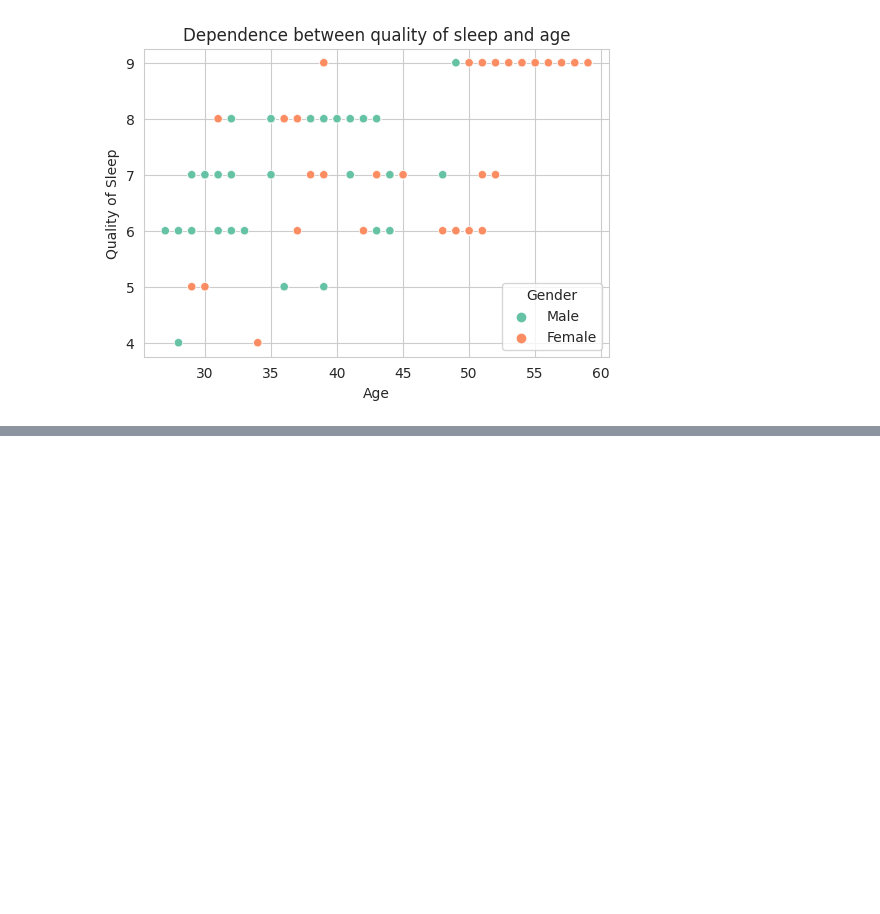
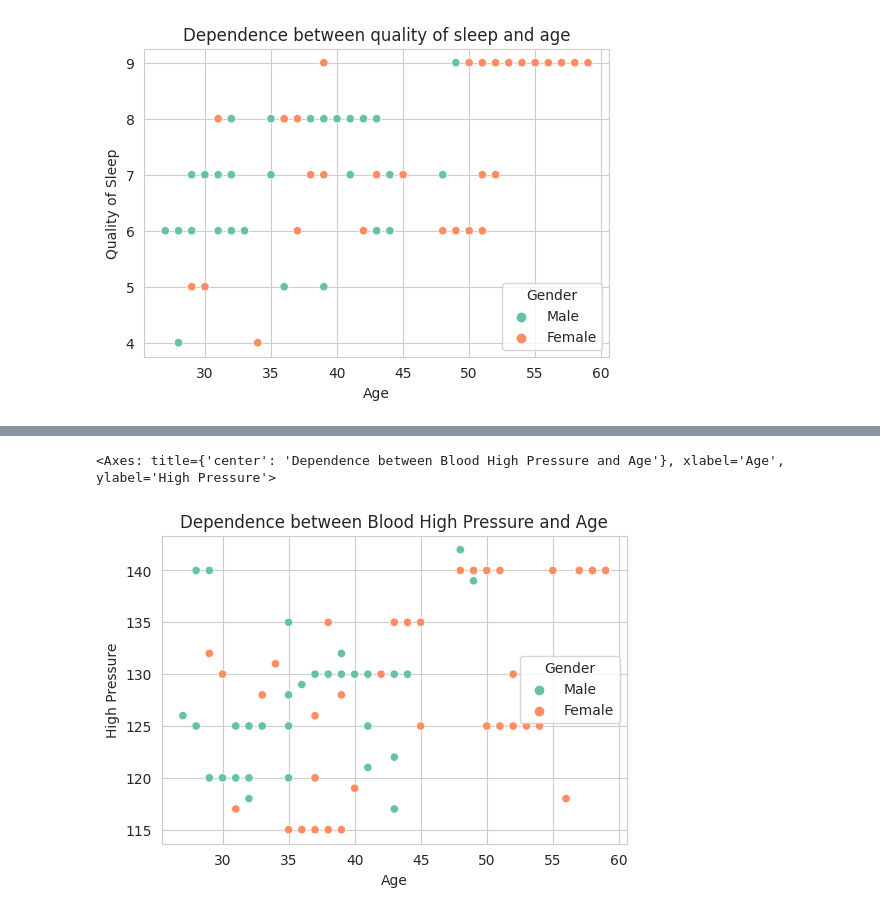
Before and after one commit to MartaSeidler/Kaggle_Sleep_Health_and_Lifestyle, a Jupyter notebook: sleep-health-and-lifestyle.ipynb, the cells around one changed output, grey strips where cells are left out. Saved outputs shown, nothing was run; the diff lists cells and outputs as text; code cells hidden in the pictures; blank space fills up the shorter version.

```diff
--- a/sleep-health-and-lifestyle.ipynb
+++ b/sleep-health-and-lifestyle.ipynb
@@ -194,0 +259,7 @@ sns.scatterplot(data=df, x='Age', y='Quality of Sleep', hue='Gender')
+# %%
+plt.figure(figsize=(6, 4))
+plt.title("Dependence between Blood High Pressure and Age")
+sns.scatterplot(data=df, x='Age', y='High Pressure', hue='Gender')
+# %% [output]
+<Axes: title={'center': 'Dependence between Blood High Pressure and Age'}, xlabel='Age', ylabel='High Pressure'>
+[figure, added]
```
Also changed, not shown: parts of 15 cells of this notebook.
